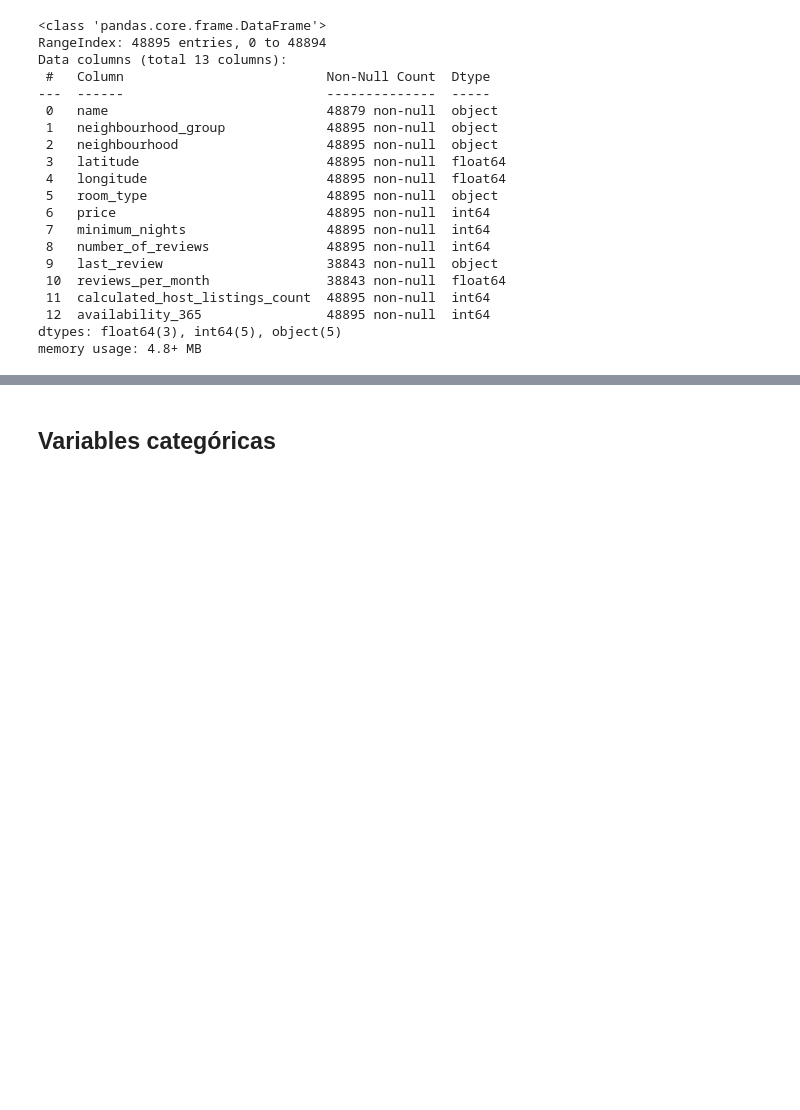
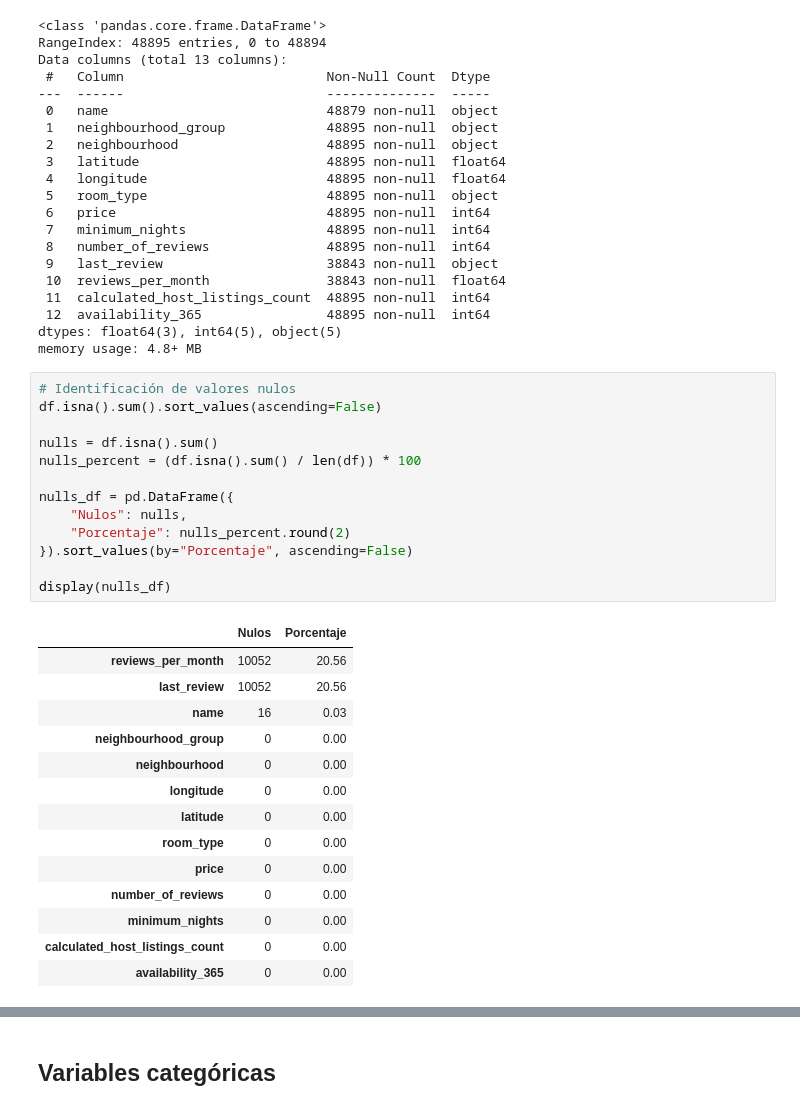
Before and after one commit to 4GeeksAcademy/antonio.romero.machine-learning-python-template, a Jupyter notebook: src/explore.ipynb, the cells around one changed output, grey strips where cells are left out. Cells and saved outputs as stored; diff of their text form; blank space fills up the shorter version.

```diff
--- a/src/explore.ipynb
+++ b/src/explore.ipynb
@@ -148,3 +148,31 @@ Data columns (total 13 columns):
  12  availability_365                48895 non-null  int64
 dtypes: float64(3), int64(5), object(5)
 memory usage: 4.8+ MB
+# %%
+# Identificación de valores nulos
+df.isna().sum().sort_values(ascending=False)
+
+nulls = df.isna().sum()
+nulls_percent = (df.isna().sum() / len(df)) * 100
+
+nulls_df = pd.DataFrame({
+    "Nulos": nulls,
+    "Porcentaje": nulls_percent.round(2)
+}).sort_values(by="Porcentaje", ascending=False)
+
+display(nulls_df)
+# %% [output]
+|  | Nulos | Porcentaje |
+| reviews_per_month | 10052 | 20.56 |
+| last_review | 10052 | 20.56 |
+| name | 16 | 0.03 |
+| neighbourhood_group | 0 | 0.00 |
+| neighbourhood | 0 | 0.00 |
+| longitude | 0 | 0.00 |
+| latitude | 0 | 0.00 |
+| room_type | 0 | 0.00 |
+| price | 0 | 0.00 |
+| number_of_reviews | 0 | 0.00 |
+| minimum_nights | 0 | 0.00 |
+| calculated_host_listings_count | 0 | 0.00 |
+| availability_365 | 0 | 0.00 |
```
Also changed, not shown: parts of 17 cells of this notebook.
